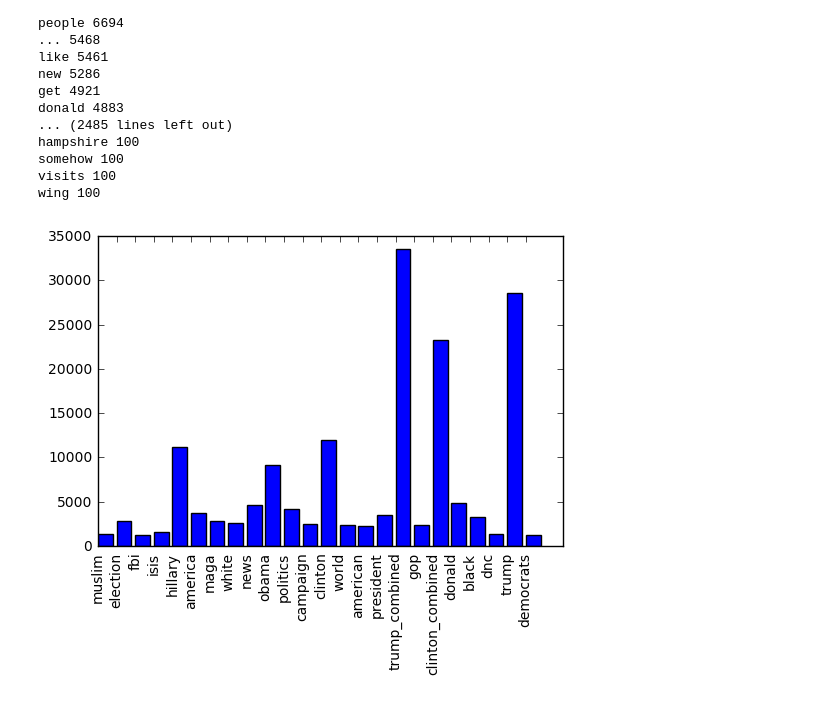
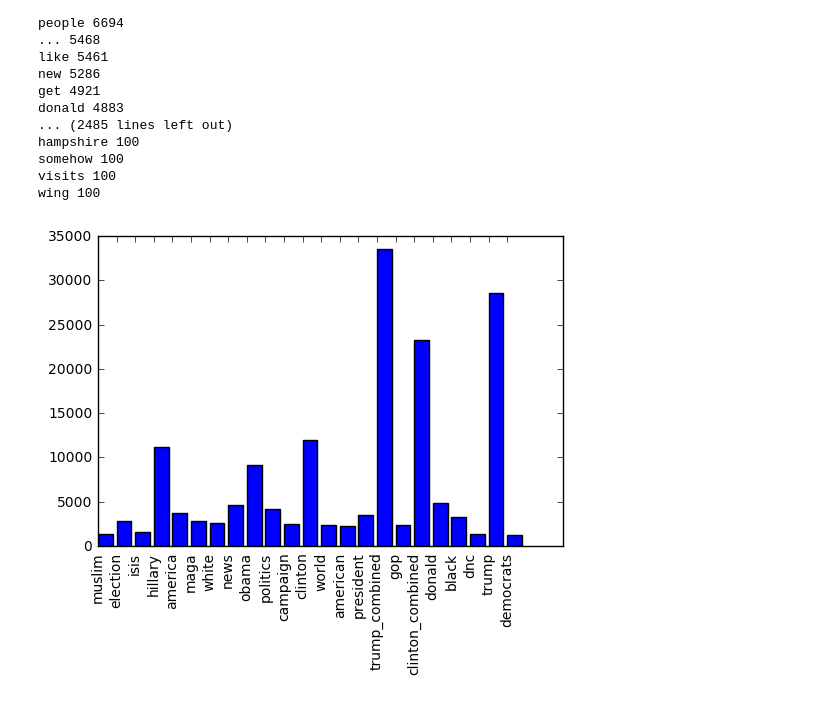
Before and after one commit to NumbersAndStuff/STAT689-Project, a Jupyter notebook: ProjectNotebook.ipynb, the cells around one changed output. Cells and saved outputs as stored; diff of their text form; code cells hidden in the pictures.

```diff
--- a/ProjectNotebook.ipynb
+++ b/ProjectNotebook.ipynb
@@ -66,35 +66,34 @@ wing 100
 selected = {
     'trump' : filtered_count["trump"],
     'clinton' : filtered_count["clinton"],
     'hillary' : filtered_count["hillary"],
     'obama': filtered_count["obama"],
     'donald': filtered_count["donald"],
     'politics': filtered_count["politics"],
     'news': filtered_count["news"],
     'america': filtered_count["america"],
     'president': filtered_count["president"],
     'black': filtered_count["black"],
     'election': filtered_count["election"],
     'gop': filtered_count["gop"],
     'maga': filtered_count["maga"],
     'campaign': filtered_count["campaign"],
     'world': filtered_count["world"],
     'white': filtered_count["white"],
     'american': filtered_count["american"],
     'dnc': filtered_count["dnc"],
     'muslim': filtered_count["muslim"],
-    'fbi': filtered_count["fbi"],
     'democrats': filtered_count["democrats"],
     'isis': filtered_count["isis"],
     'clinton_combined':filtered_count["hillary"] + filtered_count["clinton"],
     'trump_combined': filtered_count["trump"] + filtered_count["donald"]
 }
 
 plt.bar(range(len(selected)), selected.values())
 plt.xticks(range(len(selected)), selected.keys(), rotation="vertical")
 plt.show()
 # %% [output]
-[figure, old version]
+[figure, new version]
 # %%
 import datetime
 
```
Also changed, not shown: parts of 7 cells of this notebook.
